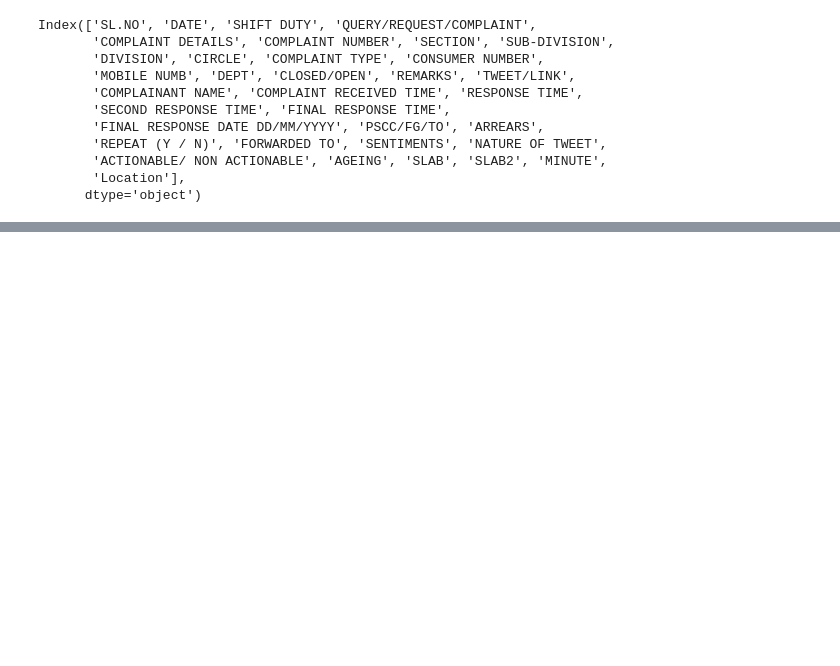
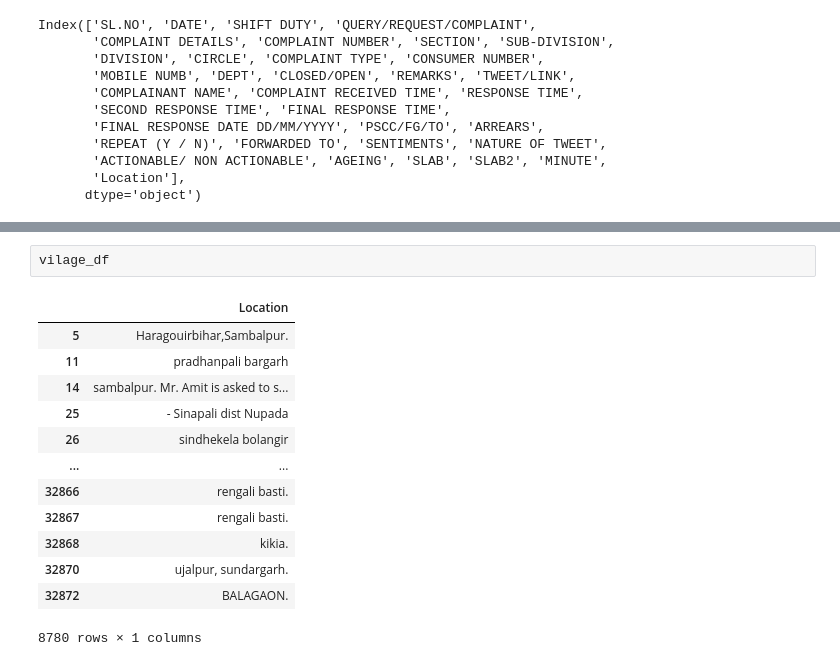
Before and after one commit to susantkumarsahoo/AutonomousDataAnalystAgent, a Jupyter notebook: notebooks/note_13.ipynb, the cells around one changed output, grey strips where cells are left out. Saved outputs shown, nothing was run; the diff lists cells and outputs as text; blank space fills up the shorter version.

```diff
--- a/notebooks/note_13.ipynb
+++ b/notebooks/note_13.ipynb
@@ -76,0 +631,16 @@ Index(['SL.NO', 'DATE', 'SHIFT DUTY', 'QUERY/REQUEST/COMPLAINT',
+# %%
+vilage_df
+# %% [output]
+|  | Location |
+| 5 | Haragouirbihar,Sambalpur. |
+| 11 | pradhanpali bargarh |
+| 14 | sambalpur. Mr. Amit is asked to s... |
+| 25 | - Sinapali dist Nupada |
+| 26 | sindhekela bolangir |
+| ... | ... |
+| 32866 | rengali basti. |
+| 32867 | rengali basti. |
+| 32868 | kikia. |
+| 32870 | ujalpur, sundargarh. |
+| 32872 | BALAGAON. |
+8780 rows × 1 columns
```
Also changed, not shown: parts of 9 cells of this notebook.
